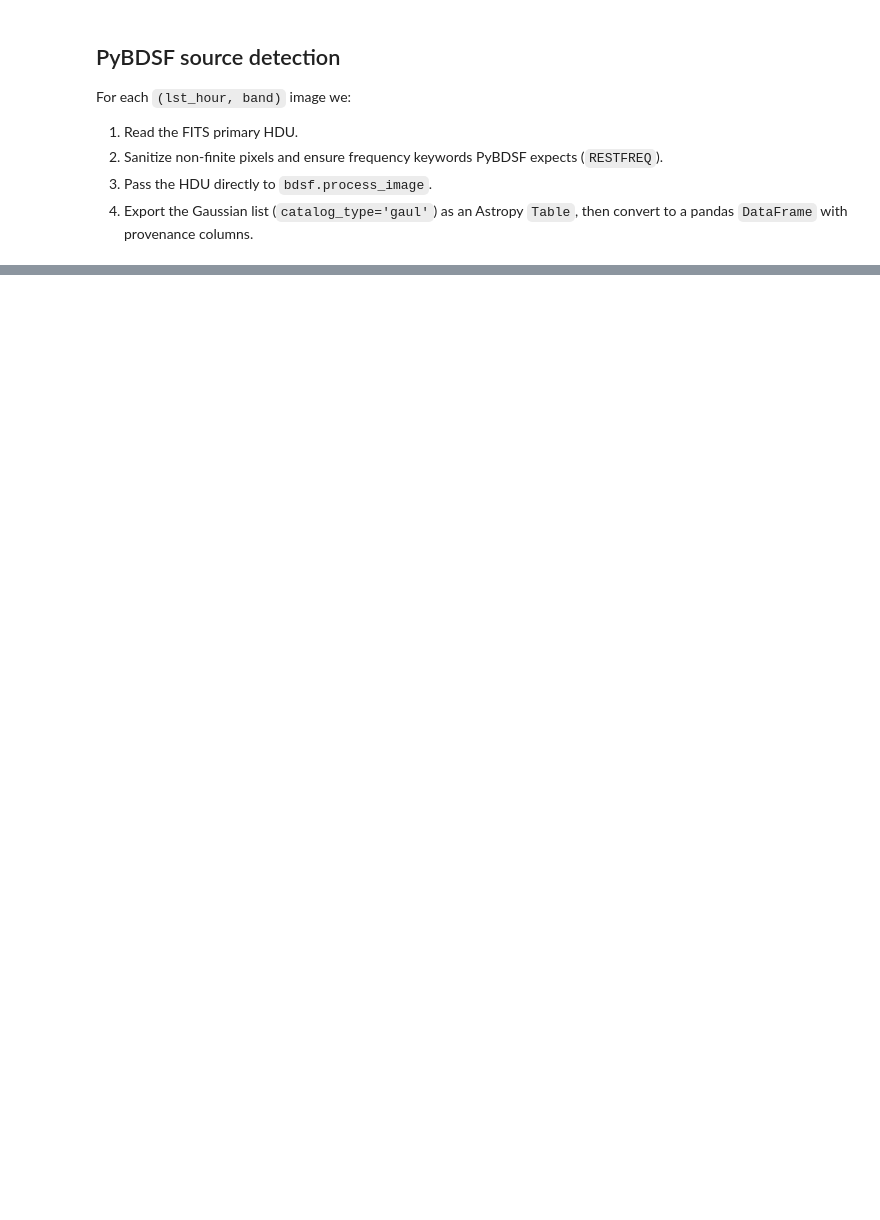
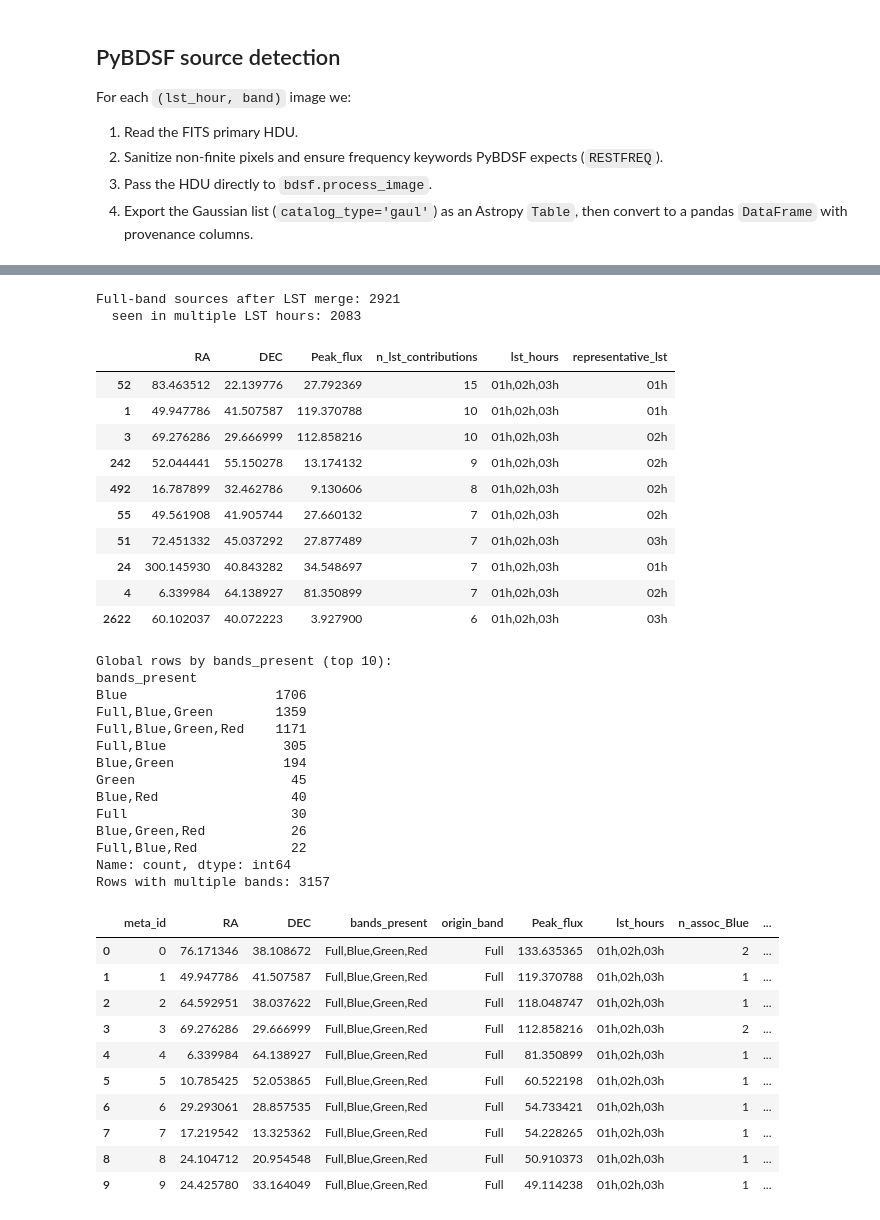
Before and after one commit to ovro-lwa/ovro-lwa-portal, a Jupyter notebook: notebooks/ovro_lwa_metacatalog.ipynb, the cells around one changed output, grey strips where cells are left out. Drawn from its saved outputs; the diff is of its cells as text; code cells hidden in the pictures; blank space fills up the shorter version.

```diff
--- a/notebooks/ovro_lwa_metacatalog.ipynb
+++ b/notebooks/ovro_lwa_metacatalog.ipynb
@@ -33,8 +33,10 @@ from astropy.io import fits
 from astropy.table import Table
 
 # --- user configuration ---------------------------------------------------
-FITS_ROOT = Path("/fast/claw")  # directory containing FITS images (searched recursively)
-OUTPUT_DIR = Path("/fast/claw/metacatalog")  # where catalogs are written
+#FITS_ROOT = Path("/fast/claw")  # directory containing FITS images (searched recursively)
+#OUTPUT_DIR = Path("/fast/claw/metacatalog")  # where catalogs are written
+FITS_ROOT = Path("/Users/claw/data/lwa-metacatalog")  # directory containing FITS images (searched recursively)
+OUTPUT_DIR = Path("/Users/claw/data/lwa-metacatalog/metacatalog")  # where catalogs are written
 
 # PyBDSF detection parameters (see image-plane-correction/source_detection.py)
 BDSF_KW = dict(
@@ -44,11 +46,11 @@ BDSF_KW = dict(
     atrous_do=False,
     psf_vary_do=False,
     quiet=True,
-    ncores=8,
+    ncores=16,
 )
 
 # LST hour bins to process (must have Full + color-band FITS for each)
-LST_HOURS = ["01h", "02h", "03h"]
+LST_HOURS = ["01h"]#, "02h", "03h"]
 ASSOC_BANDS = ("Blue", "Green", "Red")
 
 # When True, skip PyBDSF / LST merge if matching CSVs already exist in OUTPUT_DIR
@@ -679,16 +762,55 @@ metacatalog.head(10)
 # %%
 # LST merge yield (Full band)
 full_lst = lst_merged["Full"]
 multi_lst = full_lst[full_lst["n_lst_contributions"] > 1].sort_values("n_lst_contributions", ascending=False)
 print(f"Full-band sources after LST merge: {len(full_lst)}")
 print(f"  seen in multiple LST hours: {len(multi_lst)}")
 if len(multi_lst):
     display(multi_lst.head(10)[["RA", "DEC", "Peak_flux", "n_lst_contributions", "lst_hours", "representative_lst"]])
 
 # Global band merge
-print(f"\nGlobal rows by origin_band:")
-print(metacatalog["origin_band"].value_counts())
+print(f"\nGlobal rows by bands_present (top 10):")
+print(metacatalog["bands_present"].value_counts().head(10))
 
-band_assoc = metacatalog[metacatalog["is_full_master"] & (metacatalog[[f"n_assoc_{b}" for b in ASSOC_BANDS]].max(axis=1) > 0)]
-print(f"Full masters with at least one color-band association: {len(band_assoc)}")
-metacatalog.head(10)[["meta_id", "RA", "DEC", "origin_band", "Peak_flux", "lst_hours", "n_assoc_Blue", "n_assoc_Green", "n_assoc_Red"]]
+multi_band = metacatalog[metacatalog["bands_present"].str.contains(",")]
+print(f"Rows with multiple bands: {len(multi_band)}")
+metacatalog.head(10)[["meta_id", "RA", "DEC", "bands_present", "origin_band", "Peak_flux", "lst_hours", "n_assoc_Blue", "n_assoc_Green", "n_assoc_Red"]]
+# %% [output]
+Full-band sources after LST merge: 2921
+  seen in multiple LST hours: 2083
+|  | RA | DEC | Peak_flux | n_lst_contributions | lst_hours | representative_lst |
+| 52 | 83.463512 | 22.139776 | 27.792369 | 15 | 01h,02h,03h | 01h |
+| 1 | 49.947786 | 41.507587 | 119.370788 | 10 | 01h,02h,03h | 01h |
+| 3 | 69.276286 | 29.666999 | 112.858216 | 10 | 01h,02h,03h | 02h |
+| 242 | 52.044441 | 55.150278 | 13.174132 | 9 | 01h,02h,03h | 02h |
+| 492 | 16.787899 | 32.462786 | 9.130606 | 8 | 01h,02h,03h | 02h |
+| 55 | 49.561908 | 41.905744 | 27.660132 | 7 | 01h,02h,03h | 02h |
+| 51 | 72.451332 | 45.037292 | 27.877489 | 7 | 01h,02h,03h | 03h |
+| 24 | 300.145930 | 40.843282 | 34.548697 | 7 | 01h,02h,03h | 01h |
+| 4 | 6.339984 | 64.138927 | 81.350899 | 7 | 01h,02h,03h | 02h |
+| 2622 | 60.102037 | 40.072223 | 3.927900 | 6 | 01h,02h,03h | 03h |
+Global rows by bands_present (top 10):
+bands_present
+Blue                   1706
+Full,Blue,Green        1359
+Full,Blue,Green,Red    1171
+Full,Blue               305
+Blue,Green              194
+Green                    45
+Blue,Red                 40
+Full                     30
+Blue,Green,Red           26
+Full,Blue,Red            22
+Name: count, dtype: int64
+Rows with multiple bands: 3157
+|  | meta_id | RA | DEC | bands_present | origin_band | Peak_flux | lst_hours | n_assoc_Blue | ... |
+| 0 | 0 | 76.171346 | 38.108672 | Full,Blue,Green,Red | Full | 133.635365 | 01h,02h,03h | 2 | ... |
+| 1 | 1 | 49.947786 | 41.507587 | Full,Blue,Green,Red | Full | 119.370788 | 01h,02h,03h | 1 | ... |
+| 2 | 2 | 64.592951 | 38.037622 | Full,Blue,Green,Red | Full | 118.048747 | 01h,02h,03h | 1 | ... |
+| 3 | 3 | 69.276286 | 29.666999 | Full,Blue,Green,Red | Full | 112.858216 | 01h,02h,03h | 2 | ... |
+| 4 | 4 | 6.339984 | 64.138927 | Full,Blue,Green,Red | Full | 81.350899 | 01h,02h,03h | 1 | ... |
+| 5 | 5 | 10.785425 | 52.053865 | Full,Blue,Green,Red | Full | 60.522198 | 01h,02h,03h | 1 | ... |
+| 6 | 6 | 29.293061 | 28.857535 | Full,Blue,Green,Red | Full | 54.733421 | 01h,02h,03h | 1 | ... |
+| 7 | 7 | 17.219542 | 13.325362 | Full,Blue,Green,Red | Full | 54.228265 | 01h,02h,03h | 1 | ... |
+| 8 | 8 | 24.104712 | 20.954548 | Full,Blue,Green,Red | Full | 50.910373 | 01h,02h,03h | 1 | ... |
+| 9 | 9 | 24.425780 | 33.164049 | Full,Blue,Green,Red | Full | 49.114238 | 01h,02h,03h | 1 | ... |
```
Also changed, not shown: parts of 6 cells of this notebook, 2 other files.
